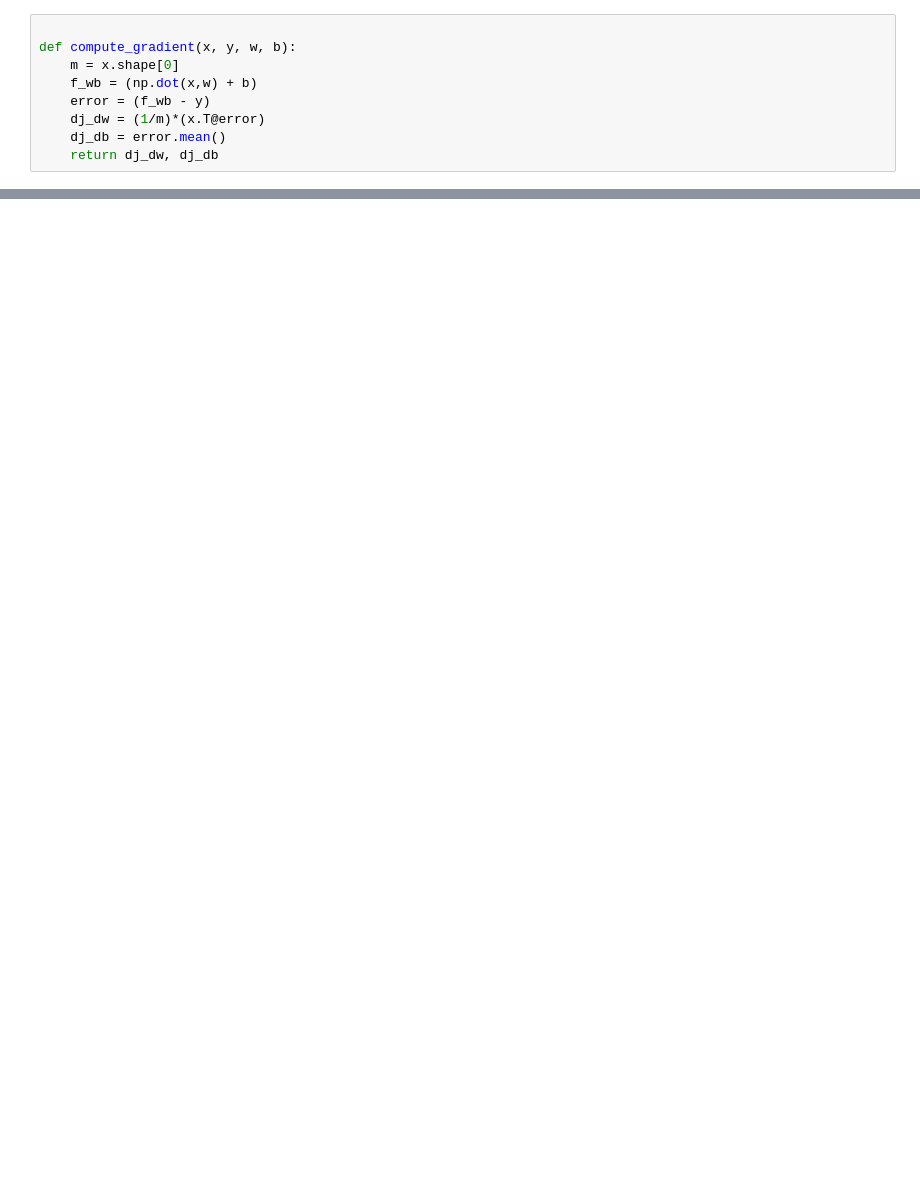
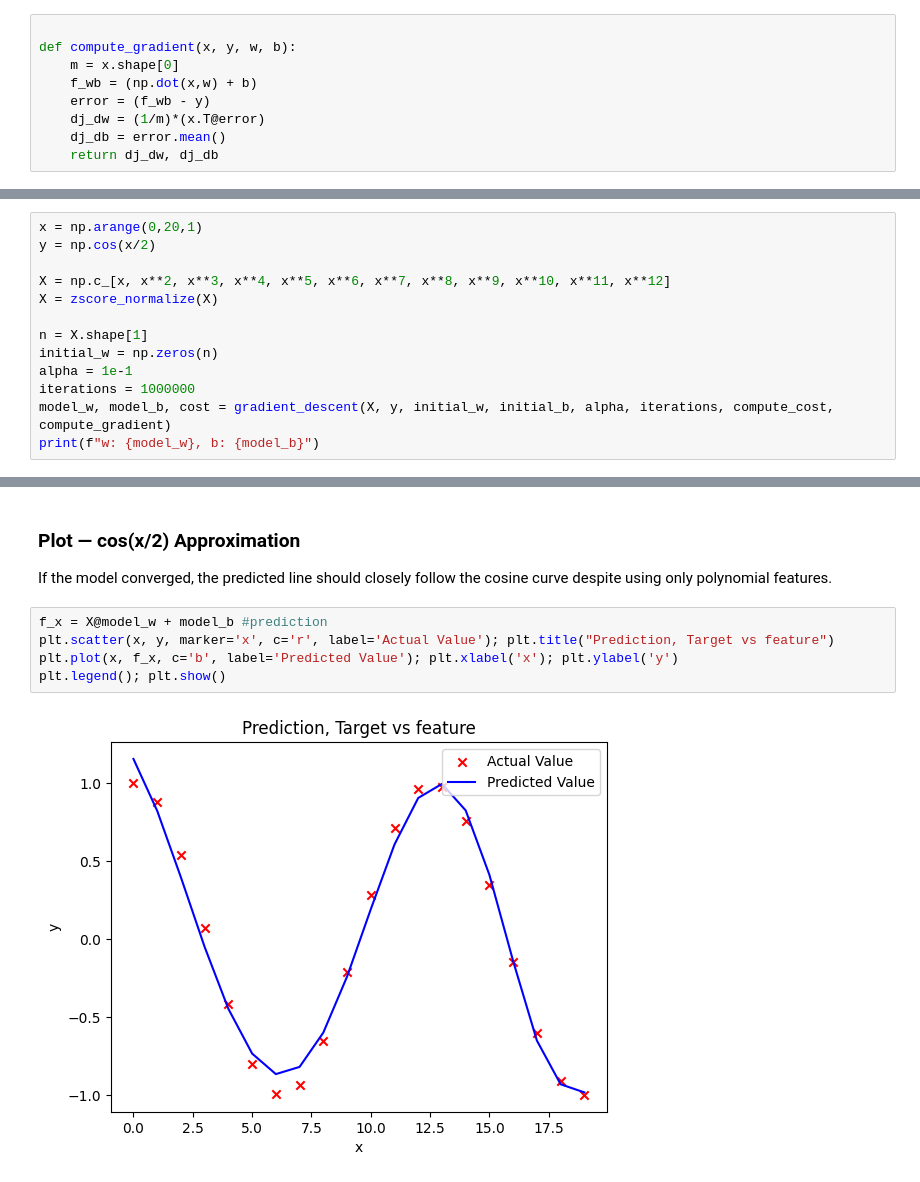
Before and after one commit to leelesh-raya/learning-log, a Jupyter notebook: week-06/codes/6)feature_eng(poly_regression).ipynb, the cells around one changed output, grey strips where cells are left out. Saved outputs shown, nothing was run; the diff lists cells and outputs as text; blank space fills up the shorter version.

```diff
--- a/week-06/codes/6)feature_eng(poly_regression).ipynb
+++ b/week-06/codes/6)feature_eng(poly_regression).ipynb
@@ -87,0 +214,13 @@ for i in range(len(ax)):
+# %%
+x = np.arange(0,20,1)
+y = np.cos(x/2)
+
+X = np.c_[x, x**2, x**3, x**4, x**5, x**6, x**7, x**8, x**9, x**10, x**11, x**12]
+X = zscore_normalize(X)
+
+n = X.shape[1]
+initial_w = np.zeros(n)
+alpha = 1e-1
+iterations = 1000000
+model_w, model_b, cost = gradient_descent(X, y, initial_w, initial_b, alpha, iterations, compute_cost, compute_gradient)
+print(f"w: {model_w}, b: {model_b}")
@@ -87,0 +241,12 @@ for i in range(len(ax)):
+# %% [markdown]
+### Plot — cos(x/2) Approximation
+
+If the model converged, the predicted line should closely
+follow the cosine curve despite using only polynomial features.
+# %%
+f_x = X@model_w + model_b #prediction
+plt.scatter(x, y, marker='x', c='r', label='Actual Value'); plt.title("Prediction, Target vs feature")
+plt.plot(x, f_x, c='b', label='Predicted Value'); plt.xlabel('x'); plt.ylabel('y')
+plt.legend(); plt.show()
+# %% [output]
+[figure, added]
```
Also changed, not shown: parts of 24 cells of this notebook, 18 other files.
